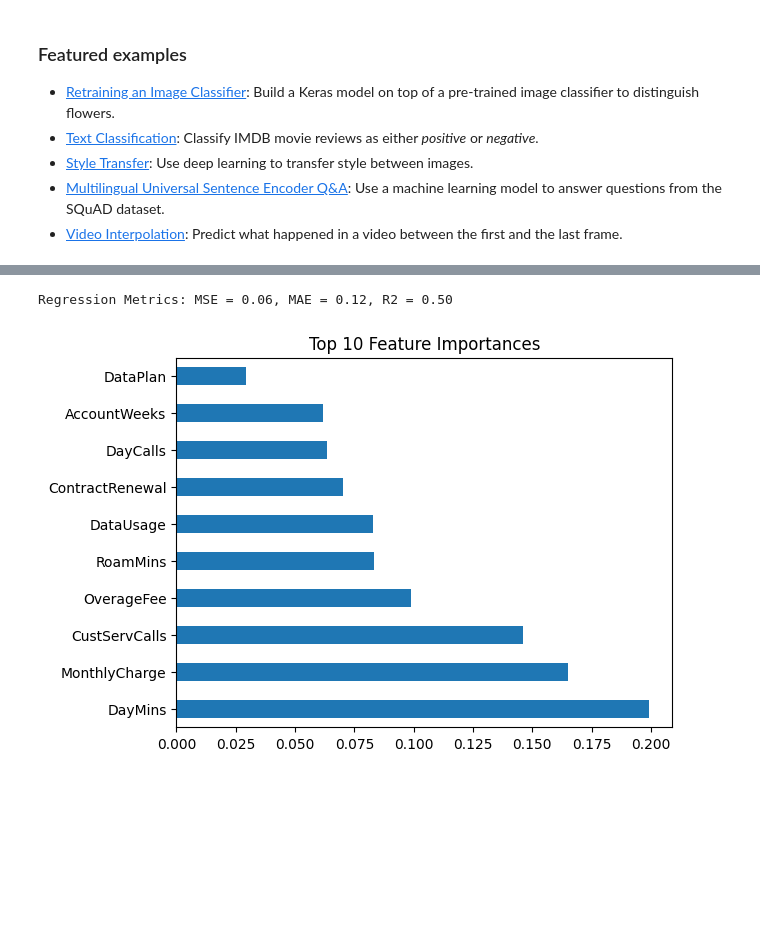
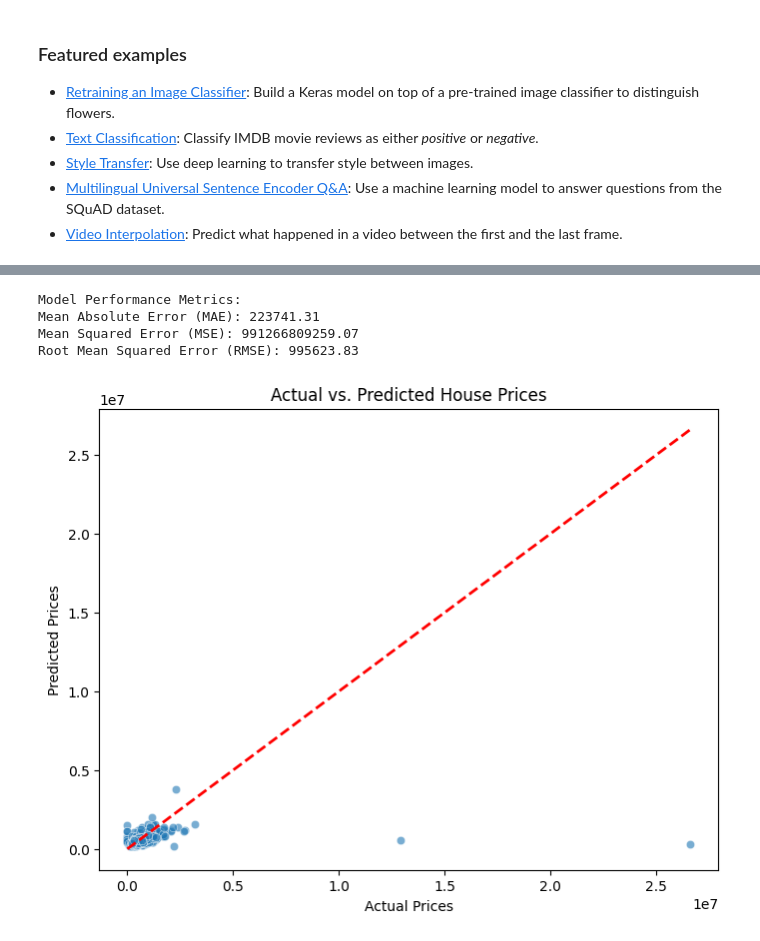
Before and after one commit to Sursuri69/Machine-Learning-LAB, a Jupyter notebook: bonus-3.ipynb, the cells around one changed output, grey strips where cells are left out. Cells and saved outputs as stored; diff of their text form; code cells hidden in the pictures; blank space fills up the shorter version.

```diff
--- a/bonus-3.ipynb
+++ b/bonus-3.ipynb
@@ -191,13 +185,17 @@ Saving customer_churn.csv.csv to customer_churn.csv.csv
 # %%
+import numpy as np
 import pandas as pd
-import numpy as np
 import matplotlib.pyplot as plt
 import seaborn as sns
+
 from sklearn.model_selection import train_test_split
 from sklearn.preprocessing import StandardScaler
-from sklearn.ensemble import RandomForestClassifier, RandomForestRegressor
-from sklearn.linear_model import LogisticRegression
-from sklearn.metrics import (
-    roc_curve, auc, precision_recall_curve, average_precision_score,
-    mean_squared_error, mean_absolute_error, r2_score
-)
+from sklearn.linear_model import LinearRegression
+from sklearn.metrics import mean_absolute_error, mean_squared_error
+
+data = pd.read_csv('data.csv')
+print(data.head())
+
+print(data.isnull())
+
+print(data.isnull().sum())
@@ -263,18 +220,38 @@ plt.show()
-# %%
-# Train Random Forest Regressor for Churn Probabilities
-rf_reg = RandomForestRegressor()
-rf_reg.fit(X_train_scaled, y_train)
-y_pred = rf_reg.predict(X_test_scaled)
-
-# Evaluate regression
-mse, mae, r2 = mean_squared_error(y_test, y_pred), mean_absolute_error(y_test, y_pred), r2_score(y_test, y_pred)
-print(f"Regression Metrics: MSE = {mse:.2f}, MAE = {mae:.2f}, R2 = {r2:.2f}")
-
-# Feature Importances for Random Forest Classifier
-feature_importances = pd.Series(rf_clf.feature_importances_, index=X.columns).nlargest(10)
-feature_importances.plot(kind="barh")
-plt.title("Top 10 Feature Importances")
-plt.show()
-# %% [output]
-Regression Metrics: MSE = 0.06, MAE = 0.12, R2 = 0.50
-[figure, removed]
+# %%
+X = data[['sqft_living','floors','bedrooms']]  # Features (independent variables)
+y = data["price"]
+
+X_train, X_test, y_train, y_test = train_test_split(X, y, test_size=0.2, random_state=42)
+
+scaler = StandardScaler()
+X_train_scaled = scaler.fit_transform(X_train)
+X_test_scaled = scaler.transform(X_test)
+
+model = LinearRegression()
+model.fit(X_train_scaled, y_train)
+
+# Predict on test data
+y_pred = model.predict(X_test_scaled)
+# %%
+print("\nModel Performance Metrics:")
+mae = mean_absolute_error(y_test, y_pred)
+print(f"Mean Absolute Error (MAE): {mae:.2f}")
+mse = mean_squared_error(y_test, y_pred)
+print(f"Mean Squared Error (MSE): {mse:.2f}")
+rmse = np.sqrt(mse)
+print(f"Root Mean Squared Error (RMSE): {rmse:.2f}")
+# %% [output]
+Model Performance Metrics:
+Mean Absolute Error (MAE): 223741.31
+Mean Squared Error (MSE): 991266809259.07
+Root Mean Squared Error (RMSE): 995623.83
+# %%
+plt.figure(figsize=(8, 6))
+sns.scatterplot(x=y_test, y=y_pred, alpha=0.6)
+plt.plot([y_test.min(), y_test.max()], [y_test.min(), y_test.max()], 'r--', lw=2)  # Diagonal line
+plt.xlabel("Actual Prices")
+plt.ylabel("Predicted Prices")
+plt.title("Actual vs. Predicted House Prices")
+plt.show()
+# %% [output]
+[figure, added]
```
Also changed, not shown: parts of 6 cells of this notebook.
